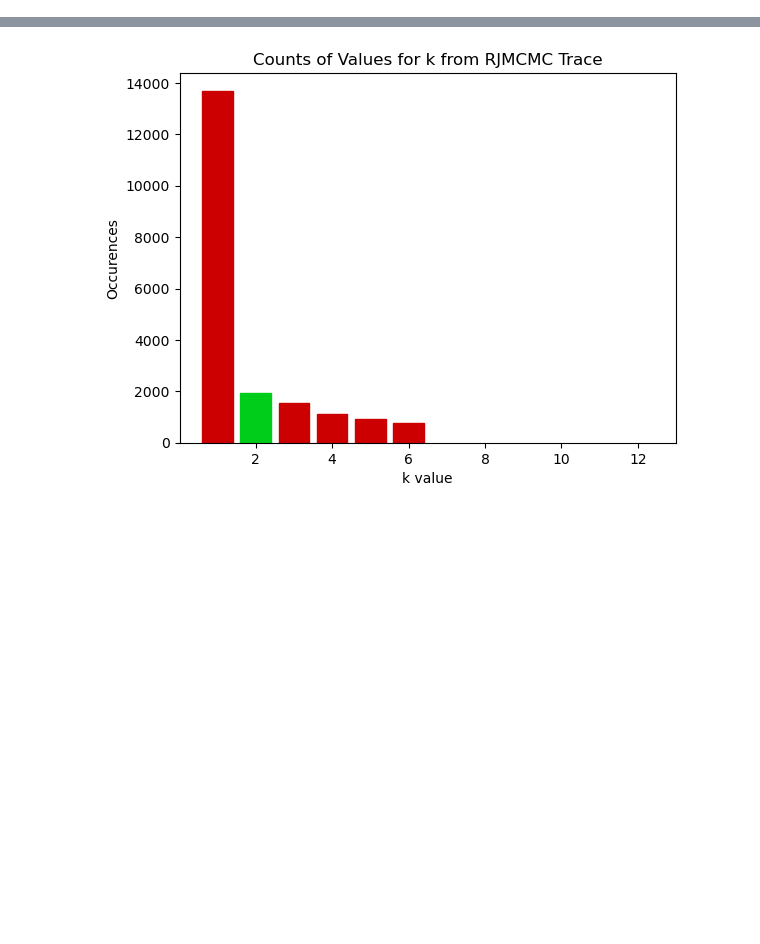
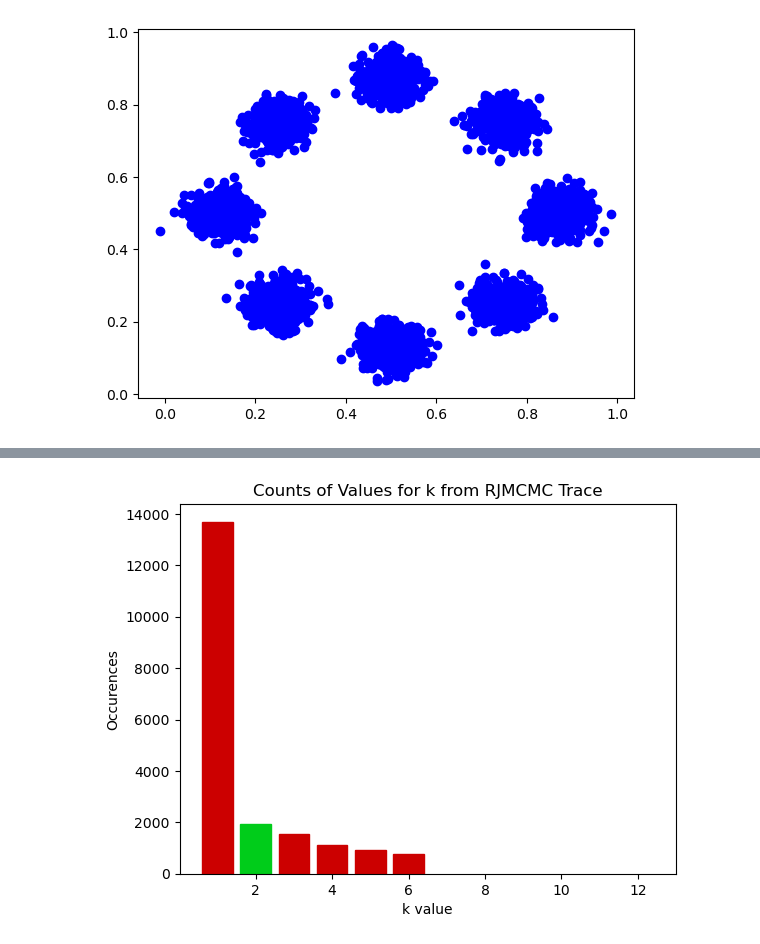
Before and after one commit to jberezow/RJMCMC, a Jupyter notebook: Thesis-MLP-BirthDeath.ipynb, the cells around one changed output, grey strips where cells are left out. Cells and saved outputs as stored; diff of their text form; code cells hidden in the pictures; blank space fills up the shorter version.

```diff
--- a/Thesis-MLP-BirthDeath.ipynb
+++ b/Thesis-MLP-BirthDeath.ipynb
@@ -137,7 +152,7 @@ end;
 @dist k_count(r,p,min) = neg_binom(r,p) + 1
 
 @gen function classifier(x::Array{Float64})
-    σₖ = 1000.0::Float64
+    σₖ = 10.0::Float64
 
     k ~ uniform_discrete(1,k_range) #Number of hidden nodes
     #k ~ k_count(1,0.5,1) #Shifted Negative Binomial
@@ -154,33 +169,38 @@ end;
 
     #Hidden Bias
     μ₂ = ones(k)
     Σ₂ = Diagonal([σₖ for i=1:length(μ₂)])
     bₕ ~ mvnormal(μ₂,Σ₂)
 
     #Output Weights
     μ₃ = zeros(k)
     Σ₃ = Diagonal([σₖ for i=1:length(μ₃)])
     Wₒ ~ mvnormal(μ₃,Σ₃)
 
     #Output Bias
     μ₄ = ones(1)
     Σ₄ = Diagonal([σₖ for i=1:length(μ₄)])
     bₒ ~ mvnormal(μ₄,Σ₄)
 
 
     #Return Network Scores for X
     scores = Flux.σ.(G(x,Wₕ,bₕ,Wₒ,bₒ,k))
 
     #Logistic Regression Likelihood
     y = @trace(mvnormal(vec(scores), Diagonal([0.001 for i=1:length(x[1,:])])), (:y))
+    #for j=1:N
+        #y[j] = @trace(categorical([1-scores[j],scores[j]]), (:y,j))
+    #end
 
     return scores
 
 end;
 
 predictions = classifier(data)
 preds = data_labeller(predictions)
 plot_data(data_raw,preds)
+# %% [output]
+[figure, added]
 # %%
 #Register Observed Data
 obs_master = choicemap()::ChoiceMap
```
Also changed, not shown: parts of 8 cells of this notebook, 1 other file.
